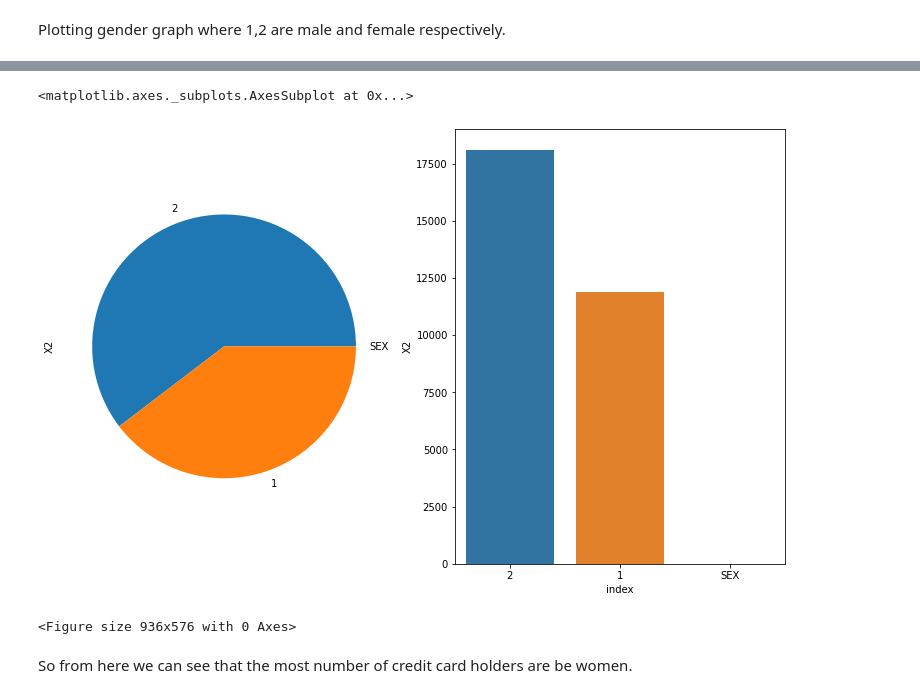
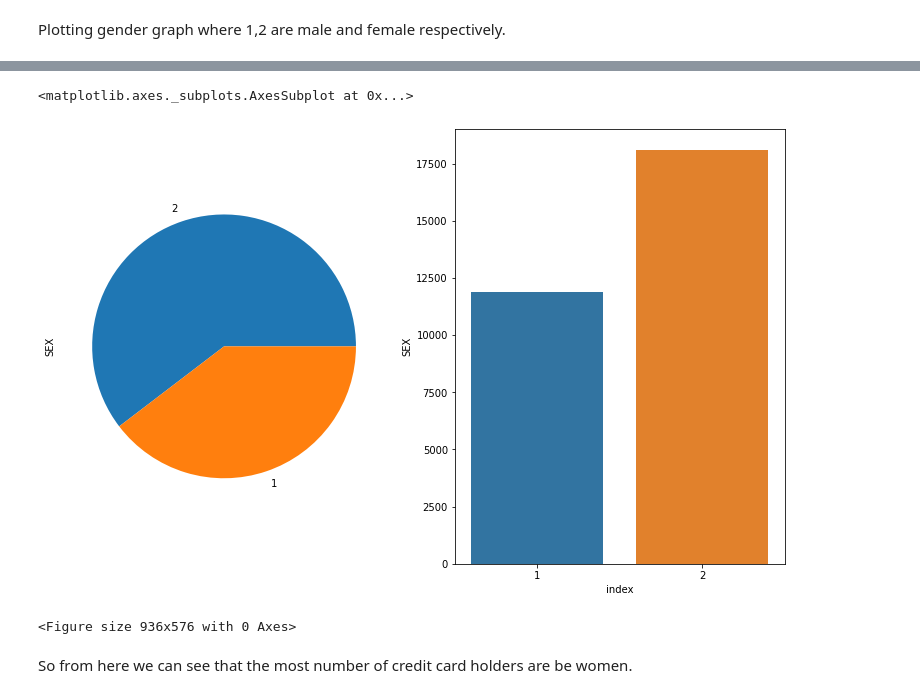
Before and after one commit to kronze1996/Credit-Card-Default, a Jupyter notebook: Kartikey_Sharma_Team_3_Capstone_Project_3.ipynb, the cells around one changed output, grey strips where cells are left out. Drawn from its saved outputs; the diff is of its cells as text; code cells hidden in the pictures.

```diff
--- a/Kartikey_Sharma_Team_3_Capstone_Project_3.ipynb
+++ b/Kartikey_Sharma_Team_3_Capstone_Project_3.ipynb
@@ -66,7 +68,7 @@ import warnings
 warnings.filterwarnings('ignore')
 # %%
 path = "/content/drive/MyDrive/AlmaBetter/Cohort Aravali/Module 4/Week 2/default of credit card clients.xls"
-df = pd.read_excel(path)
+df = pd.read_excel(path,header=1)
 # %%
 df.info()
 # %% [output]
@@ -136,16 +156,16 @@ Name: X2, dtype: int64
 # %%
 # female = df[df['X2'] == 2].value_counts()
 # male = df[df['X2'] == 1].value_counts()
 # gender=[female,male]
 # plt.figure()
 fig, axes = plt.subplots(ncols=2,figsize=(13,8))
-Day_df=df['X2'].value_counts().reset_index()
+Day_df=df['SEX'].value_counts().reset_index()
 plt.figure(figsize=(13,8))
-df['X2'].value_counts().plot(kind="pie",ax = axes[0],subplots=True)
-sns.barplot(x='index',y='X2',data=Day_df,ax = axes[1])
+df['SEX'].value_counts().plot(kind="pie",ax = axes[0],subplots=True)
+sns.barplot(x='index',y='SEX',data=Day_df,ax = axes[1])
 # %% [output]
 <matplotlib.axes._subplots.AxesSubplot at 0x...>
-[figure, old version]
+[figure, new version]
 <Figure size 936x576 with 0 Axes>
 # %% [markdown]
 So from here we can see that the most number of credit card holders are be women.
```
Also changed, not shown: parts of 59 cells of this notebook.
